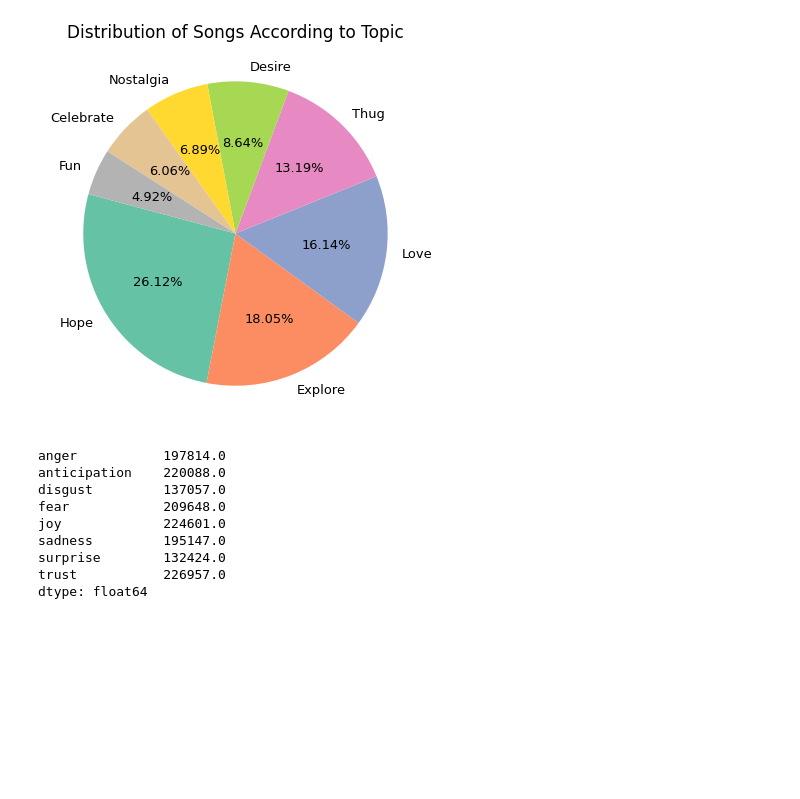
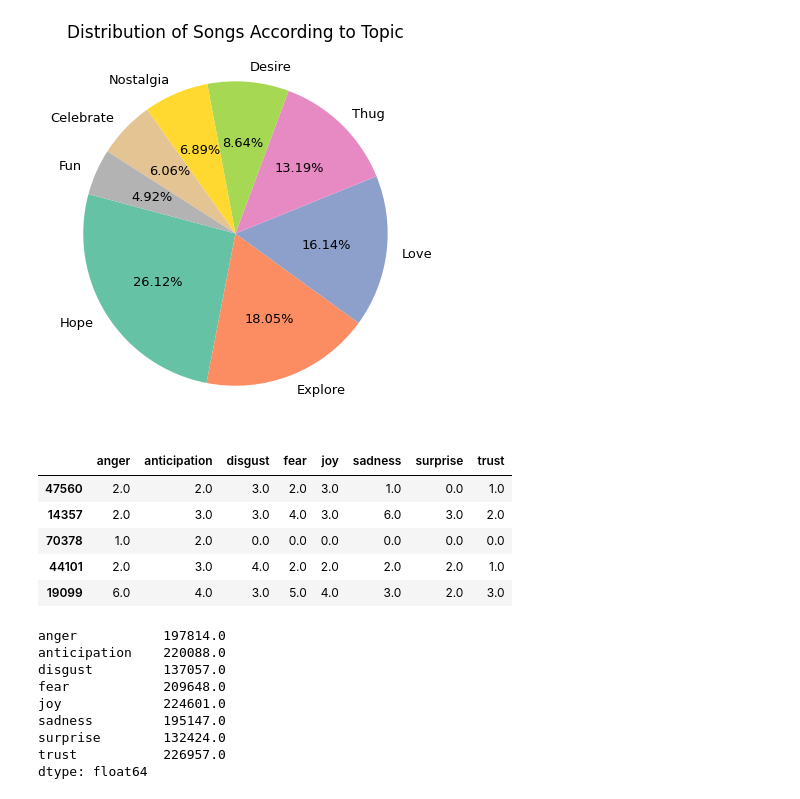
Before and after one commit to MaxiTrien/spotify-data-science-project, a Jupyter notebook: spotify-songs-eda-subset-data.ipynb, the cells around one changed output. Drawn from its saved outputs; the diff is of its cells as text; code cells hidden in the pictures; blank space fills up the shorter version.

```diff
--- a/spotify-songs-eda-subset-data.ipynb
+++ b/spotify-songs-eda-subset-data.ipynb
@@ -87,7 +88,15 @@ plt.show()
 # %% [output]
 [figure]
 # %%
-feelings = df_subset[['anger', 'anticipation', 'disgust',  'fear', 'joy', 'sadness',  'surprise', 'trust']]
+feelings = df_shuffled[['anger', 'anticipation', 'disgust',  'fear', 'joy', 'sadness',  'surprise', 'trust']]
+feelings.head()
+# %% [output]
+|  | anger | anticipation | disgust | fear | joy | sadness | surprise | trust |
+| 47560 | 2.0 | 2.0 | 3.0 | 2.0 | 3.0 | 1.0 | 0.0 | 1.0 |
+| 14357 | 2.0 | 3.0 | 3.0 | 4.0 | 3.0 | 6.0 | 3.0 | 2.0 |
+| 70378 | 1.0 | 2.0 | 0.0 | 0.0 | 0.0 | 0.0 | 0.0 | 0.0 |
+| 44101 | 2.0 | 3.0 | 4.0 | 2.0 | 2.0 | 2.0 | 2.0 | 1.0 |
+| 19099 | 6.0 | 4.0 | 3.0 | 5.0 | 4.0 | 3.0 | 2.0 | 3.0 |
 # %%
 feelings.sum()
 # %% [output]
```
Also changed, not shown: parts of 3 cells of this notebook.
